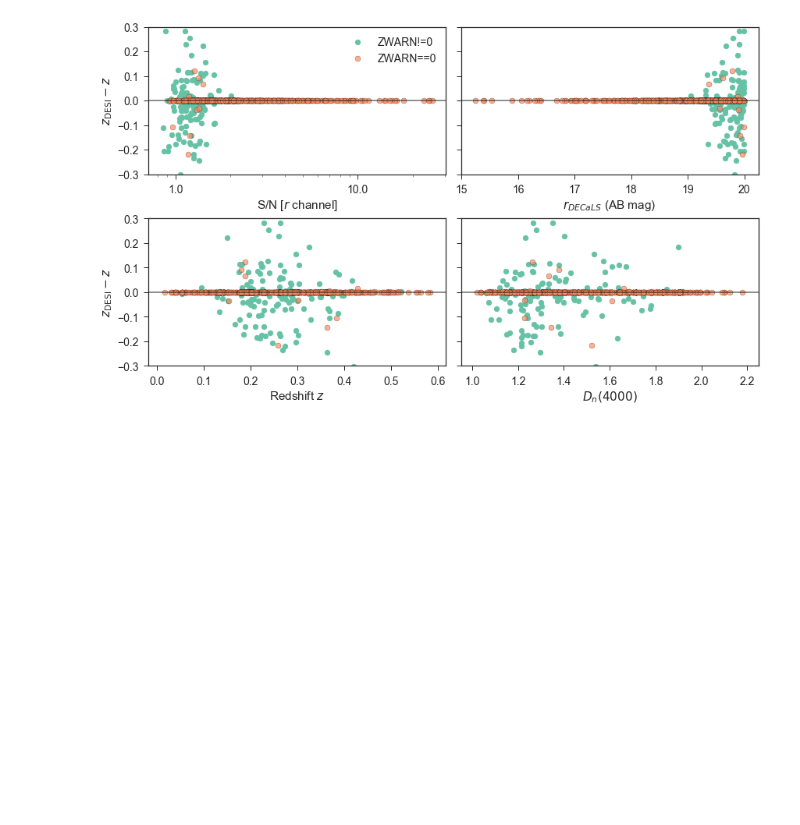
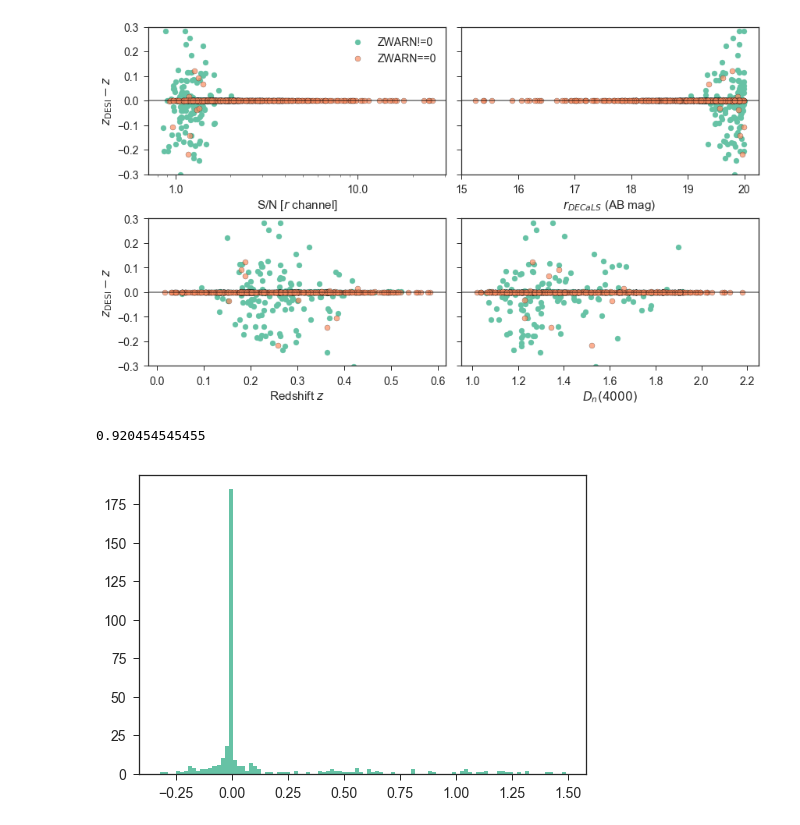
Before and after one commit to desihub/desisim, a Jupyter notebook: doc/nb/bgs-redshift-efficiency.ipynb, the cells around one changed output. Drawn from its saved outputs; the diff is of its cells as text; code cells hidden in the pictures; blank space fills up the shorter version.

```diff
--- a/doc/nb/bgs-redshift-efficiency.ipynb
+++ b/doc/nb/bgs-redshift-efficiency.ipynb
@@ -790,3 +790,15 @@ def qa_dz(res, pngfile=None):
 qa_dz(result)
 # %% [output]
 [figure]
+# %%
+z, dz, dzr, s1, s2, s3 = _zstats(result)
+# %%
+w1 = (result['ZWARN'] != 0) & (np.abs(dzr) < 0.003)
+w2 = (result['ZWARN'] == 4) & (np.abs(dzr) < 0.003)
+print(np.sum(w2*1) / np.sum(w1*1))
+# %% [output]
+0.920454545455
+# %%
+_ = plt.hist(dz[~s1], bins=100)
+# %% [output]
+[figure, added]
```
Also changed, not shown: parts of 1 cell of this notebook.
